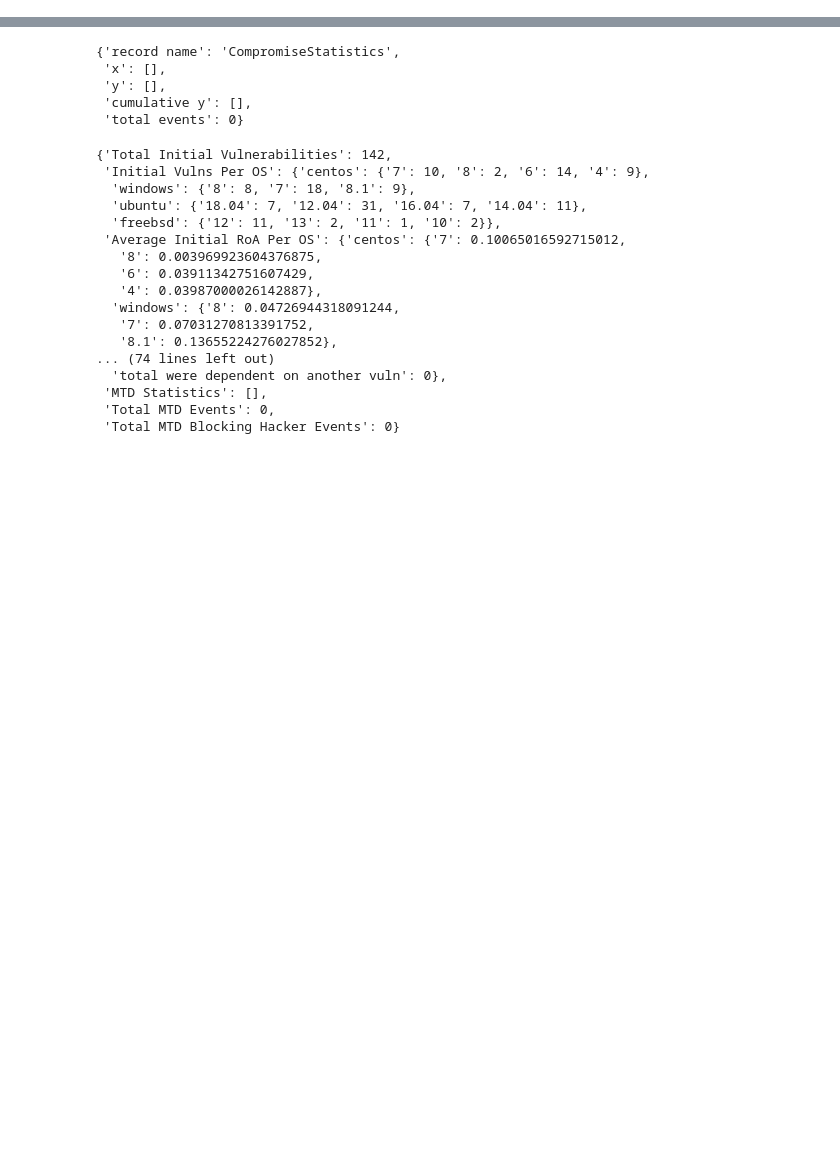
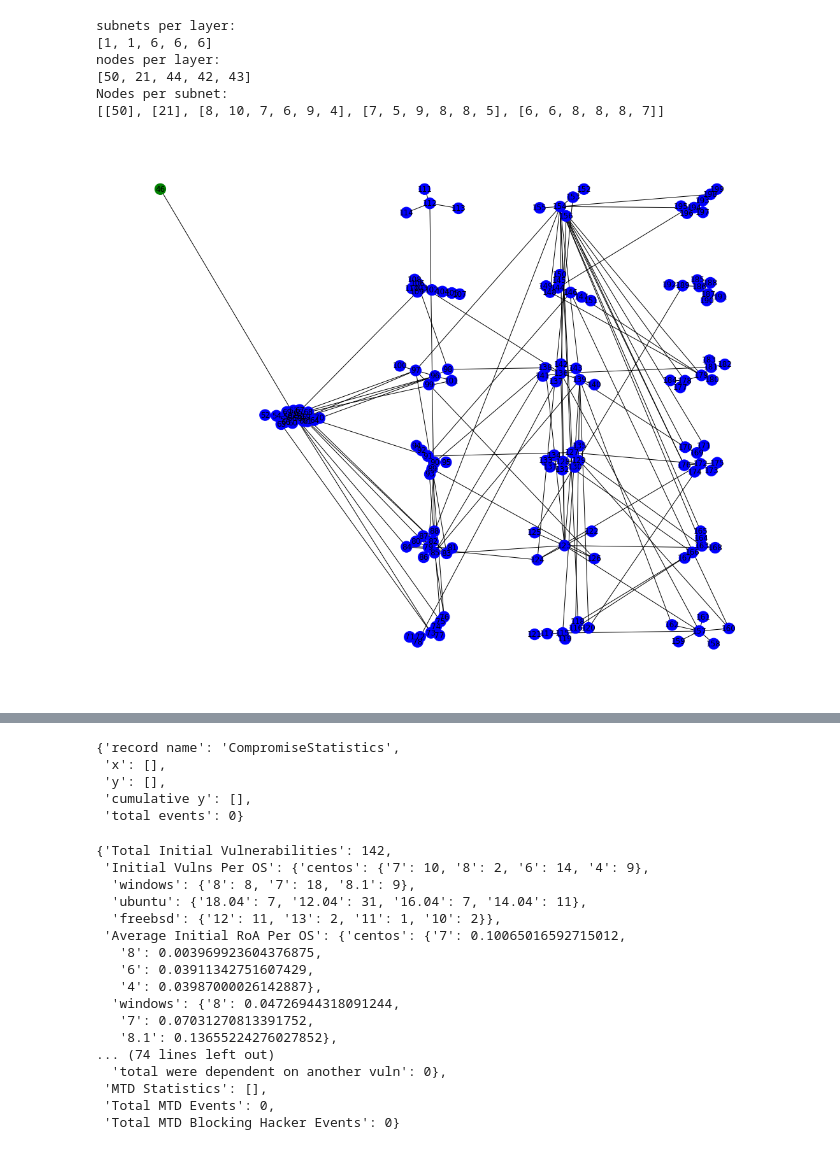
Before and after one commit to yuanyuan2000/MTDGame, a Jupyter notebook: test_mtdnetwork.ipynb, the cells around one changed output, grey strips where cells are left out. Saved outputs shown, nothing was run; the diff lists cells and outputs as text; code cells hidden in the pictures; blank space fills up the shorter version.

```diff
--- a/test_mtdnetwork.ipynb
+++ b/test_mtdnetwork.ipynb
@@ -17,12 +17,21 @@ import logging
 logging.basicConfig()
 logging.getLogger().setLevel(logging.INFO)
 # %%
-test_network = network.Network(200, 50, 20, 3)
+#Note, limited to 5 subnets per layer
+test_network = network.Network(200, 50, 20, 5)
 # test_network.register_mtd(PortShuffle)
 # test_network.register_mtd(IPShuffle)
 # test_network.register_mtd(OSShuffle)
 # test_network.register_mtd(ServiceShuffle)
 # test_network.register_mtd(UserShuffle)
 # test_network.register_mtd(HostTopologyShuffle)
 # test_network.register_mtd(CompleteTopologyShuffle)
 test_network.draw()
+# %% [output]
+subnets per layer:
+[1, 1, 6, 6, 6]
+nodes per layer:
+[50, 21, 44, 42, 43]
+Nodes per subnet:
+[[50], [21], [8, 10, 7, 6, 9, 4], [7, 5, 9, 8, 8, 5], [6, 6, 8, 8, 8, 7]]
+[figure, added]
```
Also changed, not shown: parts of 4 cells of this notebook, 6 other files.
